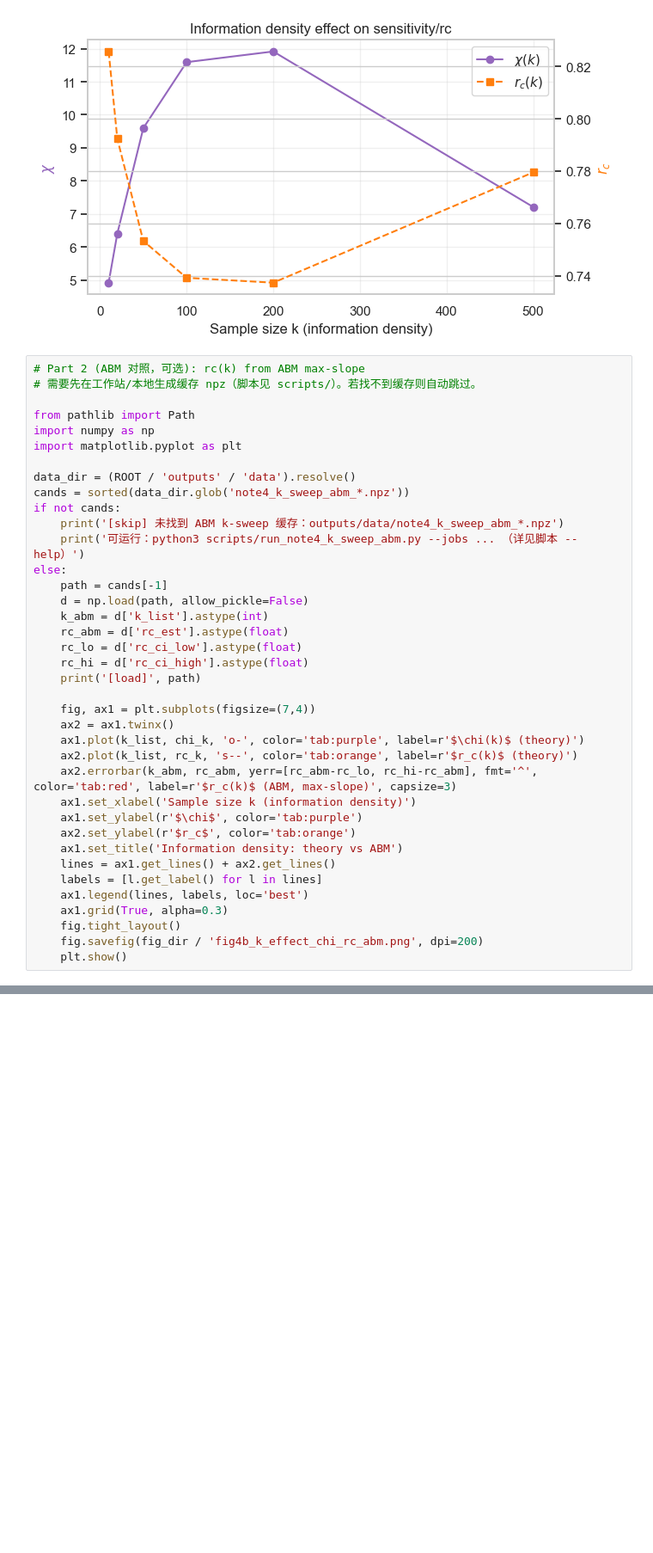
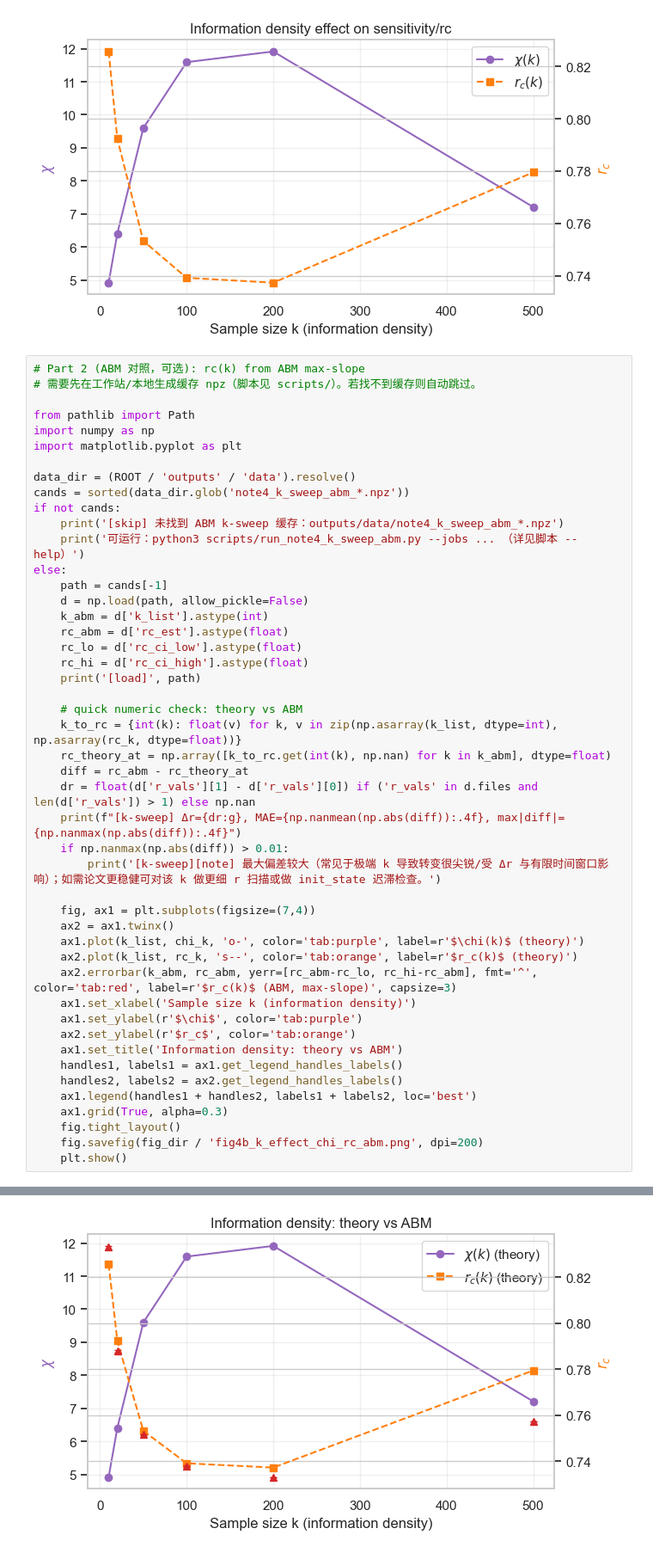
Before and after one commit to wujlin/Mixed_dynamics, a Jupyter notebook: notebooks/04_Sensitivity_Chi_Landscape.ipynb, the cells around one changed output, grey strips where cells are left out. Shown: that part at 86% size. Cells and saved outputs as stored; diff of their text form; blank space fills up the shorter version.

```diff
--- a/notebooks/04_Sensitivity_Chi_Landscape.ipynb
+++ b/notebooks/04_Sensitivity_Chi_Landscape.ipynb
@@ -172,6 +172,15 @@ else:
     rc_hi = d['rc_ci_high'].astype(float)
     print('[load]', path)
 
+    # quick numeric check: theory vs ABM
+    k_to_rc = {int(k): float(v) for k, v in zip(np.asarray(k_list, dtype=int), np.asarray(rc_k, dtype=float))}
+    rc_theory_at = np.array([k_to_rc.get(int(k), np.nan) for k in k_abm], dtype=float)
+    diff = rc_abm - rc_theory_at
+    dr = float(d['r_vals'][1] - d['r_vals'][0]) if ('r_vals' in d.files and len(d['r_vals']) > 1) else np.nan
+    print(f"[k-sweep] Δr={dr:g}, MAE={np.nanmean(np.abs(diff)):.4f}, max|diff|={np.nanmax(np.abs(diff)):.4f}")
+    if np.nanmax(np.abs(diff)) > 0.01:
+        print('[k-sweep][note] 最大偏差较大（常见于极端 k 导致转变很尖锐/受 Δr 与有限时间窗口影响）；如需论文更稳健可对该 k 做更细 r 扫描或做 init_state 迟滞检查。')
+
     fig, ax1 = plt.subplots(figsize=(7,4))
     ax2 = ax1.twinx()
     ax1.plot(k_list, chi_k, 'o-', color='tab:purple', label=r'$\chi(k)$ (theory)')
@@ -181,10 +190,11 @@ else:
     ax1.set_ylabel(r'$\chi$', color='tab:purple')
     ax2.set_ylabel(r'$r_c$', color='tab:orange')
     ax1.set_title('Information density: theory vs ABM')
-    lines = ax1.get_lines() + ax2.get_lines()
-    labels = [l.get_label() for l in lines]
-    ax1.legend(lines, labels, loc='best')
+    handles1, labels1 = ax1.get_legend_handles_labels()
+    handles2, labels2 = ax2.get_legend_handles_labels()
+    ax1.legend(handles1 + handles2, labels1 + labels2, loc='best')
     ax1.grid(True, alpha=0.3)
     fig.tight_layout()
     fig.savefig(fig_dir / 'fig4b_k_effect_chi_rc_abm.png', dpi=200)
     plt.show()
+# %% [output]
@@ -191,3 +202,4 @@ else:
+[figure, added]
 # %%
 # Part 3: 媒体生态 Ratio = n_w / n_m 对 rc 的影响（理论）
 ratio_vals = np.linspace(0.1, 2.0, 40)
```
Also changed, not shown: parts of 4 cells of this notebook, 6 other files.
